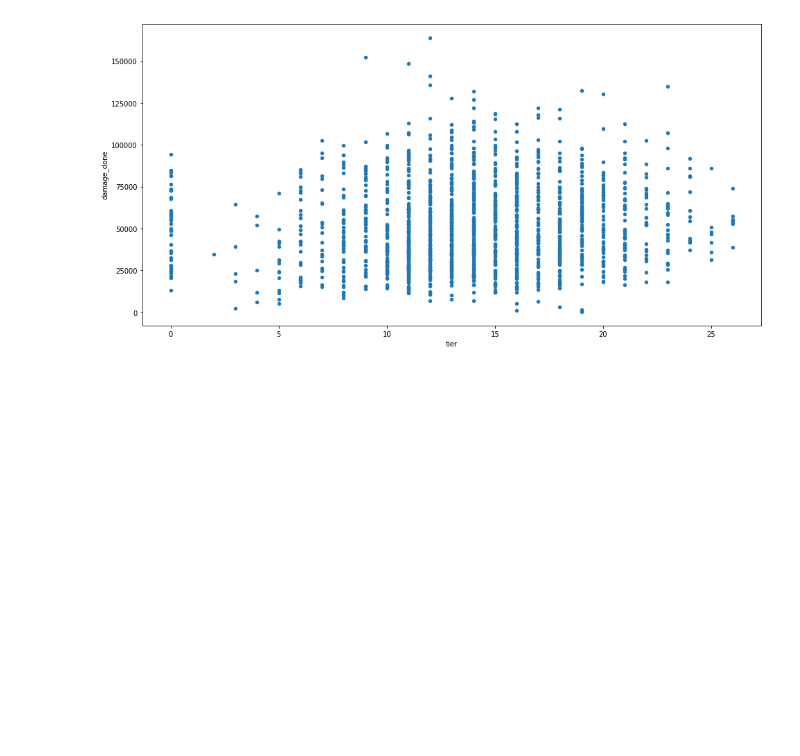
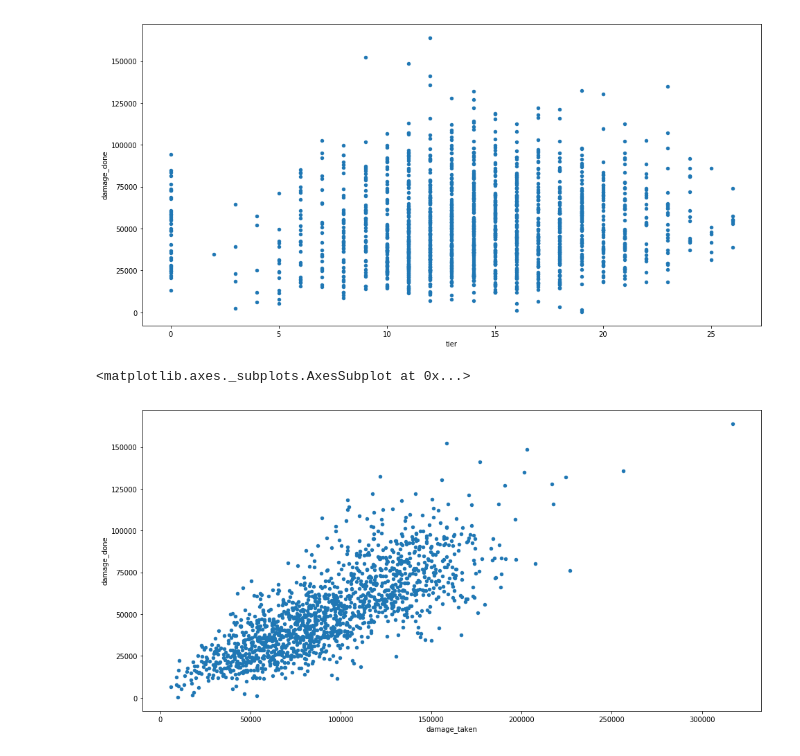
Before and after one commit to MattKovtun/PaladinsDataAnalysis, a Jupyter notebook: notebooks/Untitled2.ipynb, the cells around one changed output. Saved outputs shown, nothing was run; the diff lists cells and outputs as text; code cells hidden in the pictures; blank space fills up the shorter version.

Commit message:
added new working graph, bugs fixed

```diff
--- a/notebooks/Untitled2.ipynb
+++ b/notebooks/Untitled2.ipynb
@@ -29,3 +29,8 @@ df[df['hero'] == 'Inara'].plot.scatter(figsize=(16,8),x='tier', y='damage_done')
 # %% [output]
 <matplotlib.axes._subplots.AxesSubplot at 0x...>
 [figure]
+# %%
+df[df['hero'] == 'Inara'].plot.scatter(figsize=(16,8),x='damage_taken', y='damage_done')
+# %% [output]
+<matplotlib.axes._subplots.AxesSubplot at 0x...>
+[figure, added]
```
Also changed, not shown: parts of 3 cells of this notebook, 7 other files.
